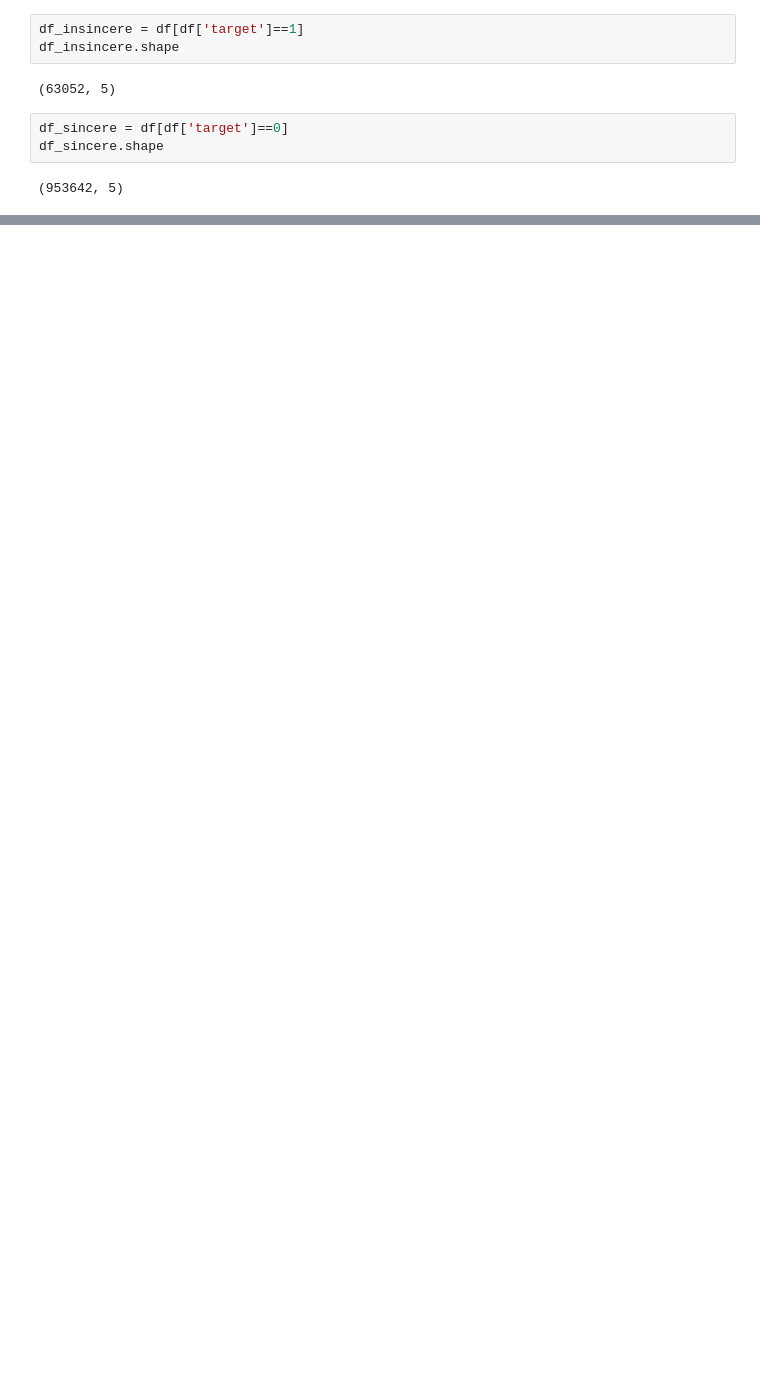
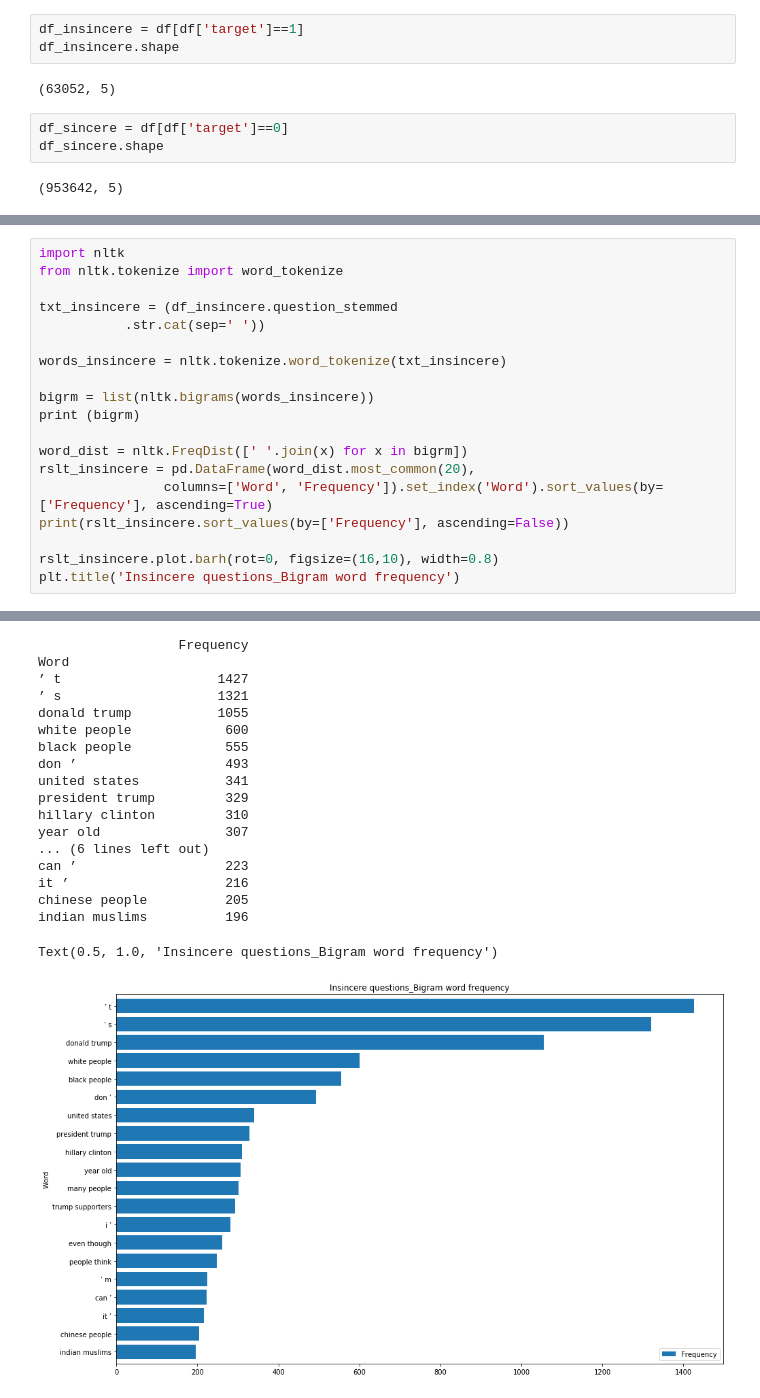
Before and after one commit to shalin4788/Springboard-Do-not-refer-, a Jupyter notebook: Capstone Two/EDA_Quora Insincere Capstone Data.ipynb, the cells around one changed output, grey strips where cells are left out. Drawn from its saved outputs; the diff is of its cells as text; blank space fills up the shorter version.

```diff
--- a/Capstone Two/EDA_Quora Insincere Capstone Data.ipynb
+++ b/Capstone Two/EDA_Quora Insincere Capstone Data.ipynb
@@ -365,0 +366,20 @@ Text(0.5, 1.0, 'Insincere questions_word frequency')
+# %%
+import nltk
+from nltk.tokenize import word_tokenize
+
+txt_insincere = (df_insincere.question_stemmed
+           .str.cat(sep=' '))
+
+words_insincere = nltk.tokenize.word_tokenize(txt_insincere)
+
+bigrm = list(nltk.bigrams(words_insincere))
+print (bigrm)
+
+word_dist = nltk.FreqDist([' '.join(x) for x in bigrm])
+rslt_insincere = pd.DataFrame(word_dist.most_common(20),
+                columns=['Word', 'Frequency']).set_index('Word').sort_values(by=['Frequency'], ascending=True)
+print(rslt_insincere.sort_values(by=['Frequency'], ascending=False))
+
+rslt_insincere.plot.barh(rot=0, figsize=(16,10), width=0.8)
+plt.title('Insincere questions_Bigram word frequency')
+# %% [output]
@@ -365,0 +395,19 @@ Text(0.5, 1.0, 'Insincere questions_word frequency')
+                  Frequency
+Word
+’ t                    1427
+’ s                    1321
+donald trump           1055
+white people            600
+black people            555
+don ’                   493
+united states           341
+president trump         329
+hillary clinton         310
+year old                307
+... (6 lines left out)
+can ’                   223
+it ’                    216
+chinese people          205
+indian muslims          196
+Text(0.5, 1.0, 'Insincere questions_Bigram word frequency')
+[figure, added]
```
Also changed, not shown: parts of 4 cells of this notebook.
